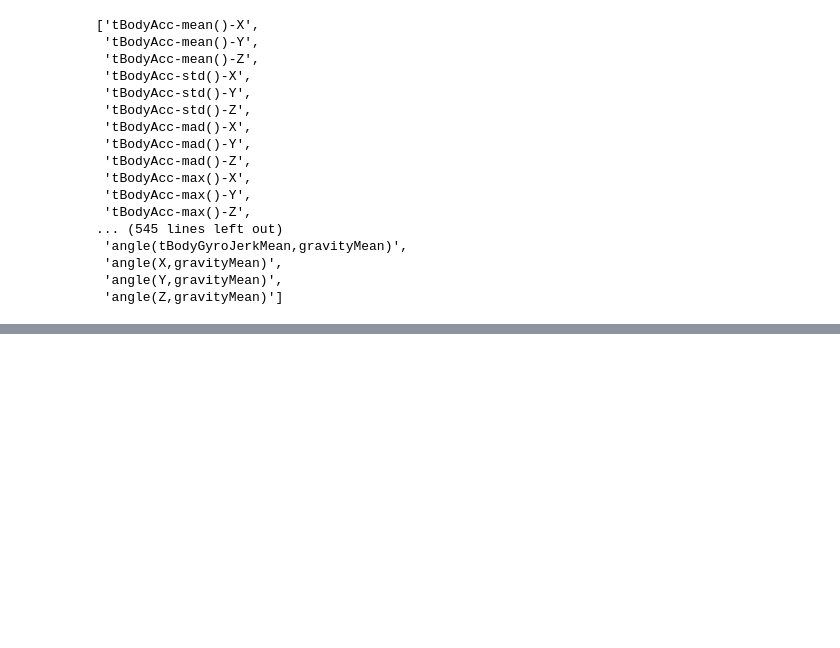
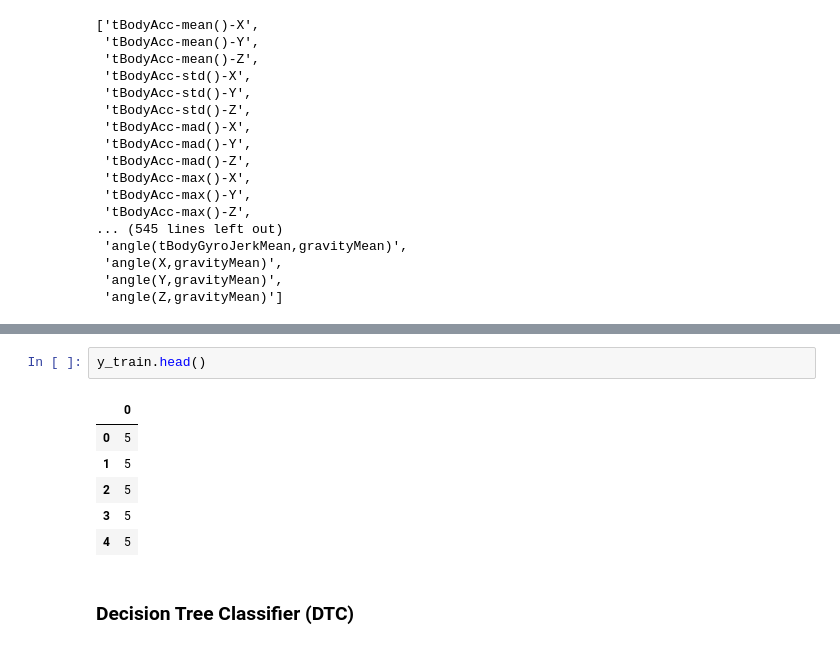
Before and after one commit to KnightChaser/ML-challenge, a Jupyter notebook: EX_challenging_problems/08_HAR/HAR_Random_Forests.ipynb, the cells around one changed output, grey strips where cells are left out. Cells and saved outputs as stored; diff of their text form; blank space fills up the shorter version.

```diff
--- a/EX_challenging_problems/08_HAR/HAR_Random_Forests.ipynb
+++ b/EX_challenging_problems/08_HAR/HAR_Random_Forests.ipynb
@@ -64,0 +99,11 @@ ValueError: ignored
+# %%
+y_train.head()
+# %% [output]
+|  | 0 |
+| 0 | 5 |
+| 1 | 5 |
+| 2 | 5 |
+| 3 | 5 |
+| 4 | 5 |
+# %% [markdown]
+### Decision Tree Classifier (DTC)
```
Also changed, not shown: parts of 15 cells of this notebook.
